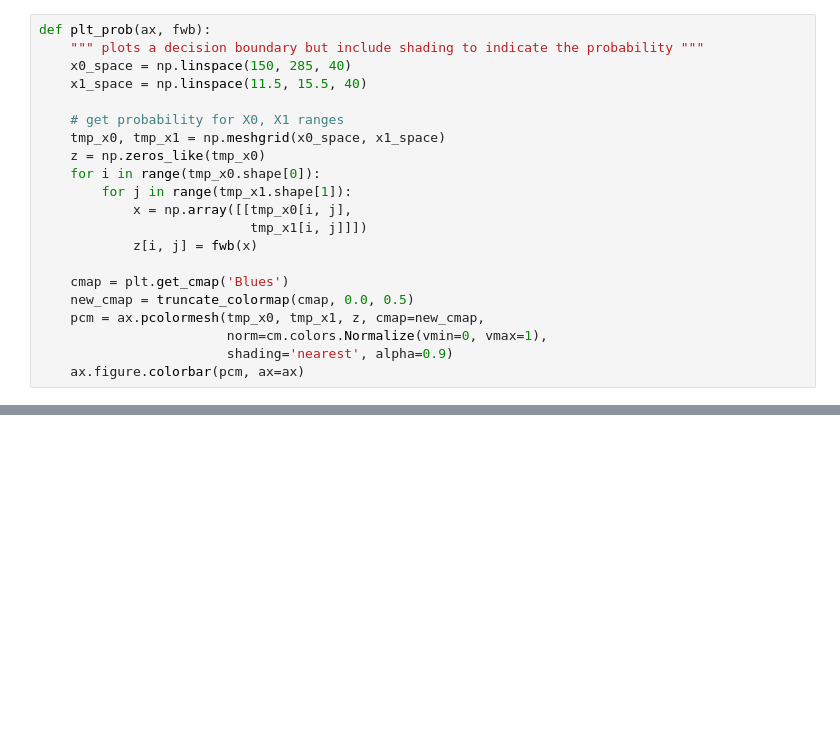
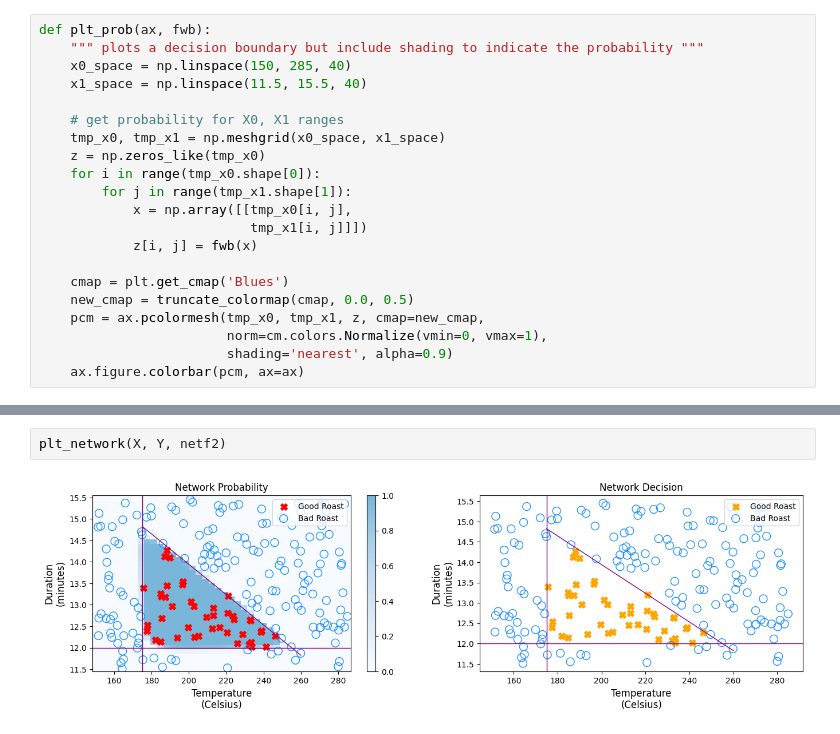
Before and after one commit to PaulToronto/Stanford-Andrew-Ng-Machine-Learning-Specialization, a Jupyter notebook: 2_1_4_1_Lab_Coffee_Roasting_in_Numpy.ipynb, the cells around one changed output, grey strips where cells are left out. Drawn from its saved outputs; the diff is of its cells as text; blank space fills up the shorter version.

```diff
--- a/2_1_4_1_Lab_Coffee_Roasting_in_Numpy.ipynb
+++ b/2_1_4_1_Lab_Coffee_Roasting_in_Numpy.ipynb
@@ -281,0 +331,4 @@ plt_layer(X, Y, W1, b1, norm_l)
+# %%
+plt_network(X, Y, netf2)
+# %% [output]
+[figure, added]
```
Also changed, not shown: parts of 18 cells of this notebook.
